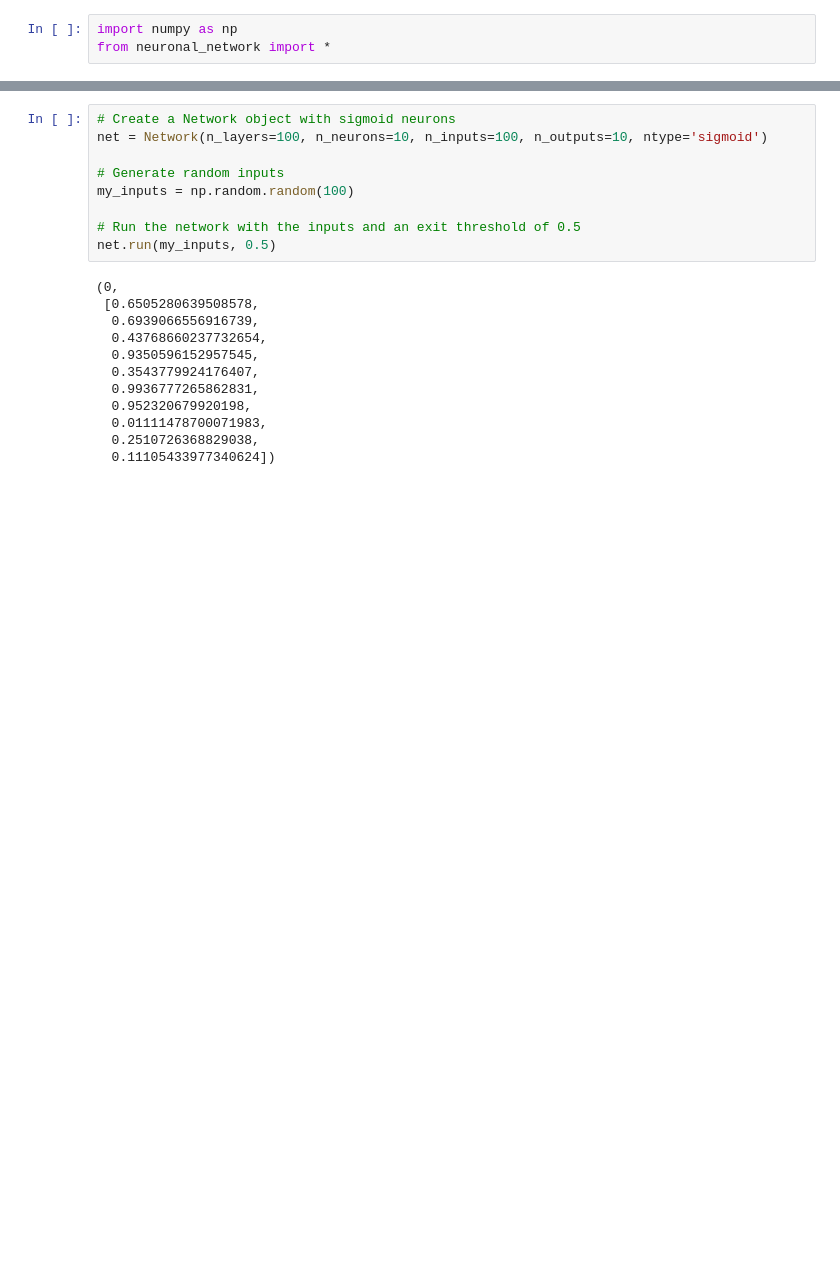
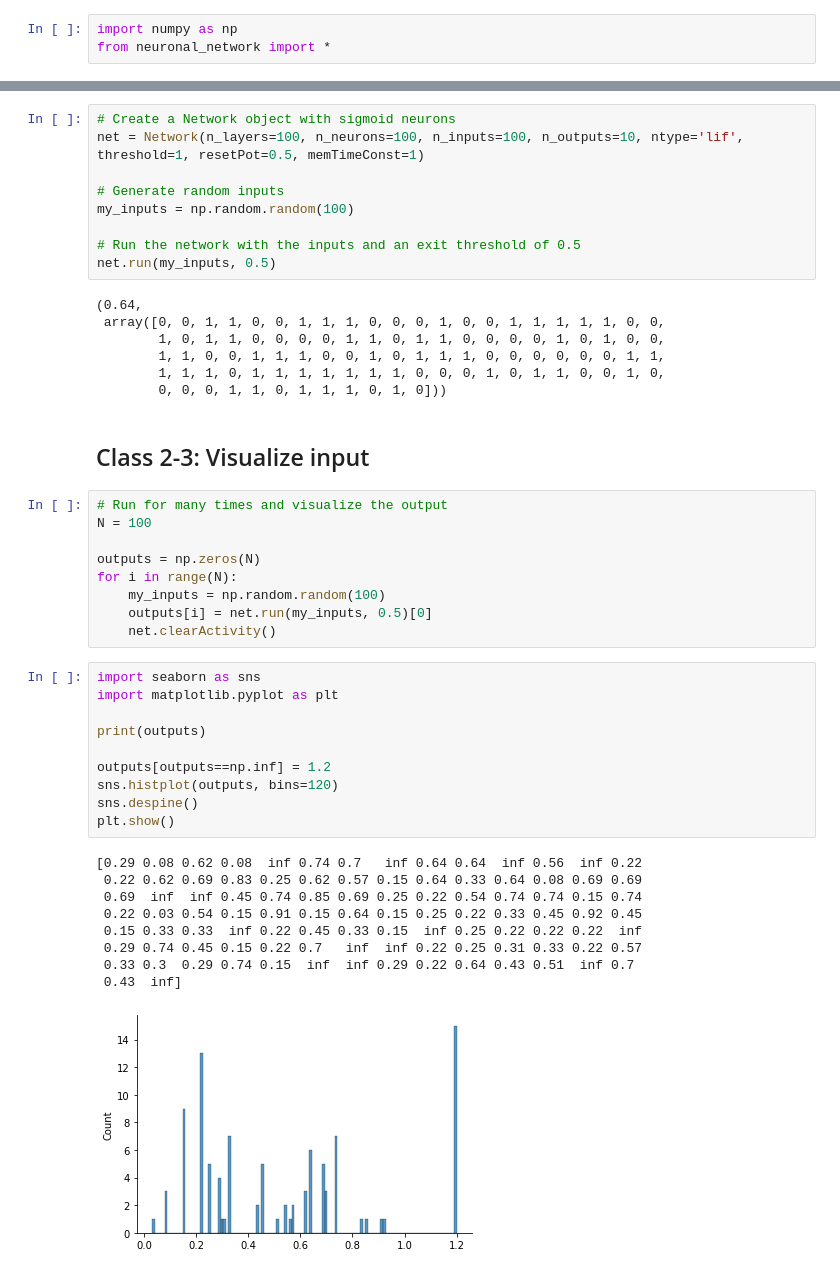
Before and after one commit to Mod4NeuCog/lif-neuron-JakobGruen, a Jupyter notebook: Alexandre/Simulation.ipynb, the cells around one changed output, grey strips where cells are left out. Drawn from its saved outputs; the diff is of its cells as text; blank space fills up the shorter version.

```diff
--- a/Alexandre/Simulation.ipynb
+++ b/Alexandre/Simulation.ipynb
@@ -36,6 +38,6 @@ print([neuron.V for neuron in l1.neurons])
 # %%
 # Create a Network object with sigmoid neurons
-net = Network(n_layers=100, n_neurons=10, n_inputs=100, n_outputs=10, ntype='sigmoid')
+net = Network(n_layers=100, n_neurons=100, n_inputs=100, n_outputs=10, ntype='lif', threshold=1, resetPot=0.5, memTimeConst=1)
 
 # Generate random inputs
 my_inputs = np.random.random(100)
@@ -43,14 +45,40 @@ my_inputs = np.random.random(100)
 # Run the network with the inputs and an exit threshold of 0.5
 net.run(my_inputs, 0.5)
 # %% [output]
-(0,
- [0.6505280639508578,
-  0.6939066556916739,
-  0.43768660237732654,
-  0.9350596152957545,
-  0.3543779924176407,
-  0.9936777265862831,
-  0.952320679920198,
-  0.01111478700071983,
-  0.2510726368829038,
-  0.11105433977340624])
+(0.64,
+ array([0, 0, 1, 1, 0, 0, 1, 1, 1, 0, 0, 0, 1, 0, 0, 1, 1, 1, 1, 1, 0, 0,
+        1, 0, 1, 1, 0, 0, 0, 0, 1, 1, 0, 1, 1, 0, 0, 0, 0, 1, 0, 1, 0, 0,
+        1, 1, 0, 0, 1, 1, 1, 0, 0, 1, 0, 1, 1, 1, 0, 0, 0, 0, 0, 0, 1, 1,
+        1, 1, 1, 0, 1, 1, 1, 1, 1, 1, 1, 0, 0, 0, 1, 0, 1, 1, 0, 0, 1, 0,
+        0, 0, 0, 1, 1, 0, 1, 1, 1, 0, 1, 0]))
+# %% [markdown]
+## Class 2-3: Visualize input
+# %%
+# Run for many times and visualize the output
+N = 100
+
+outputs = np.zeros(N)
+for i in range(N):
+    my_inputs = np.random.random(100)
+    outputs[i] = net.run(my_inputs, 0.5)[0]
+    net.clearActivity()
+# %%
+import seaborn as sns
+import matplotlib.pyplot as plt
+
+print(outputs)
+
+outputs[outputs==np.inf] = 1.2
+sns.histplot(outputs, bins=120)
+sns.despine()
+plt.show()
+# %% [output]
+[0.29 0.08 0.62 0.08  inf 0.74 0.7   inf 0.64 0.64  inf 0.56  inf 0.22
+ 0.22 0.62 0.69 0.83 0.25 0.62 0.57 0.15 0.64 0.33 0.64 0.08 0.69 0.69
+ 0.69  inf  inf 0.45 0.74 0.85 0.69 0.25 0.22 0.54 0.74 0.74 0.15 0.74
+ 0.22 0.03 0.54 0.15 0.91 0.15 0.64 0.15 0.25 0.22 0.33 0.45 0.92 0.45
+ 0.15 0.33 0.33  inf 0.22 0.45 0.33 0.15  inf 0.25 0.22 0.22 0.22  inf
+ 0.29 0.74 0.45 0.15 0.22 0.7   inf  inf 0.22 0.25 0.31 0.33 0.22 0.57
+ 0.33 0.3  0.29 0.74 0.15  inf  inf 0.29 0.22 0.64 0.43 0.51  inf 0.7
+ 0.43  inf]
+[figure, added]
```
Also changed, not shown: parts of 7 cells of this notebook, 3 other files.
